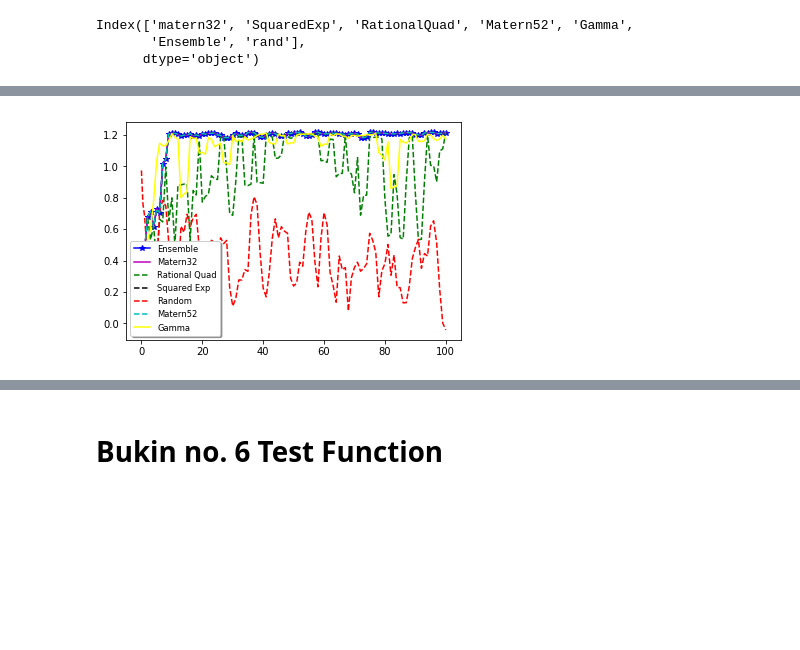
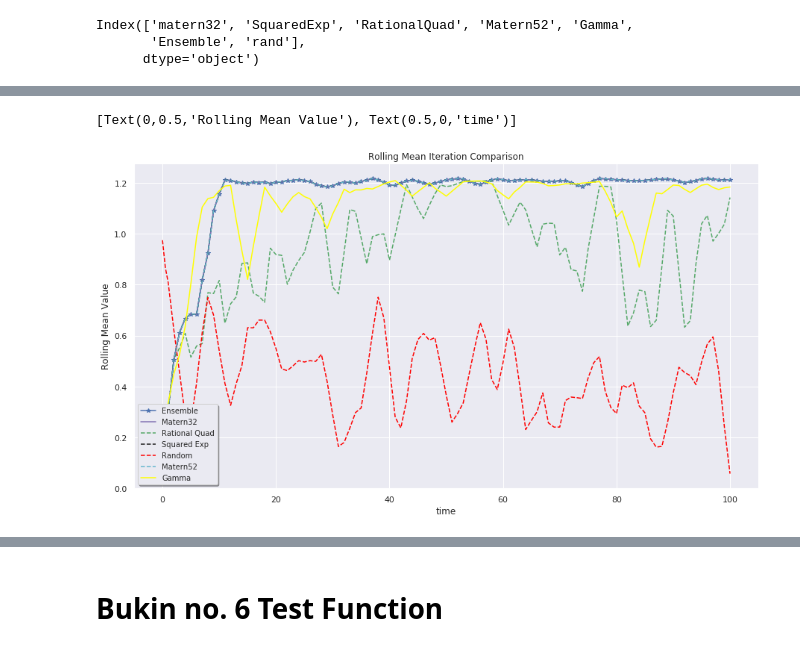
Before and after one commit to dataronio/ThinkfulCapstone, a Jupyter notebook: GPGO_test.ipynb, the cells around one changed output, grey strips where cells are left out. Saved outputs shown, nothing was run; the diff lists cells and outputs as text; code cells hidden in the pictures; blank space fills up the shorter version.

```diff
--- a/GPGO_test.ipynb
+++ b/GPGO_test.ipynb
@@ -205,7 +205,7 @@ init     [ 0.4332104   0.35447225].       0.5606893940499557     0.7047161442319
 import seaborn as sns
 import pandas as pd
 import matplotlib.pyplot as plt
-
+sns.set(rc={'figure.figsize':(15,8)})
 frankeCumMax = pd.read_csv('./FrankeCumMax.csv')
 # %%
 ax = sns.lineplot(data=frankeCumMax[:25])
@@ -315,13 +316,16 @@ fr1 = fr[:102].rolling(3,min_periods=1).mean()
 # %%
 fig, ax = plt.subplots()
 
 ax.plot(fr1['index'], fr1['Ensemble'],'b*-',label='Ensemble')
 ax.plot(fr1['index'], fr1['Ensemble'],'m-',label='Matern32')
 ax.plot(fr1['index'], fr1['RationalQuad'],'g--',label='Rational Quad')
 ax.plot(fr1['index'], fr1['Ensemble'],'k--',label='Squared Exp')
 ax.plot(fr1['index'], fr1['rand'],'r--',c='red',label='Random')
 ax.plot(fr1['index'], fr1['Ensemble'],'c--',label='Matern52')
 ax.plot(fr1['index'], fr1['Gamma'],'y-', c='yellow',label='Gamma')
 legend = ax.legend(loc='lower left', shadow=True, fontsize='small')
+plt.title('Rolling Mean Iteration Comparison')
+ax.set(xlabel='time', ylabel='Rolling Mean Value')
 # %% [output]
+[Text(0,0.5,'Rolling Mean Value'), Text(0.5,0,'time')]
-[figure, old version]
+[figure, new version]
```
Also changed, not shown: parts of 14 cells of this notebook, 10 other files.
